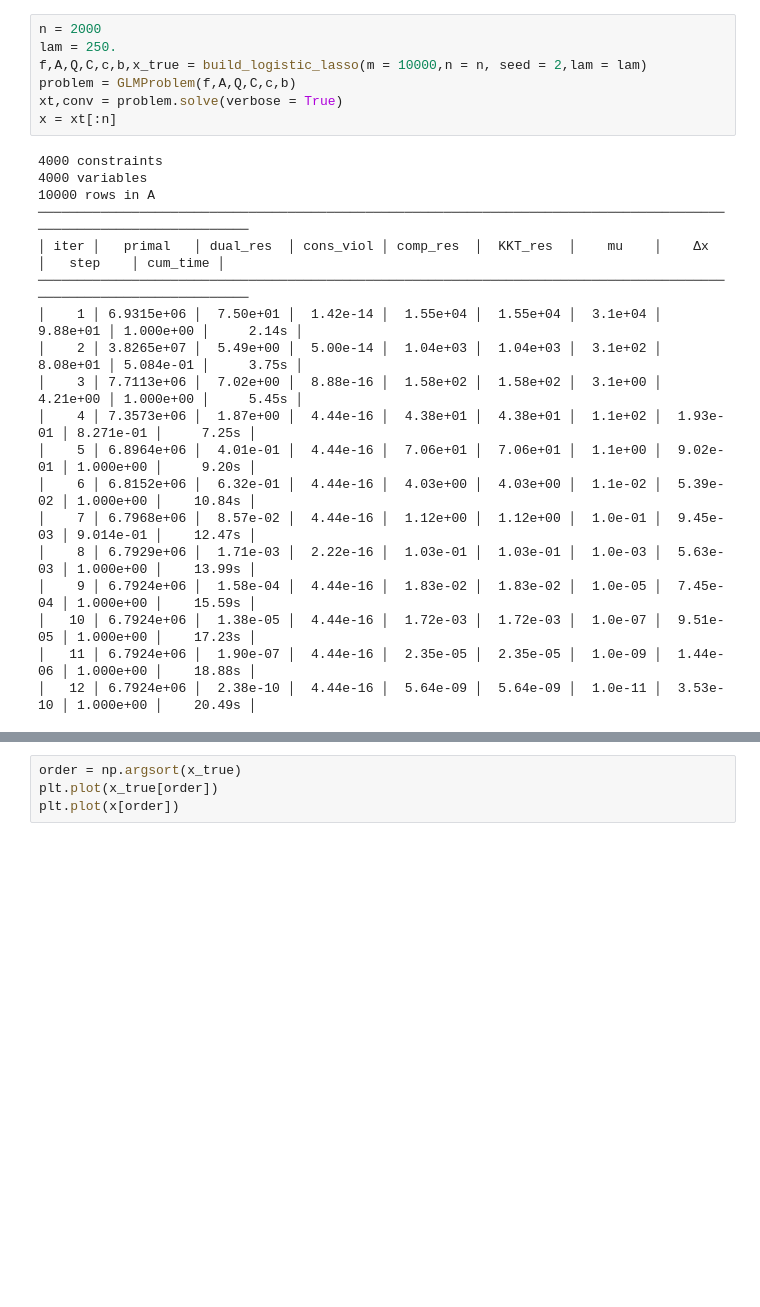
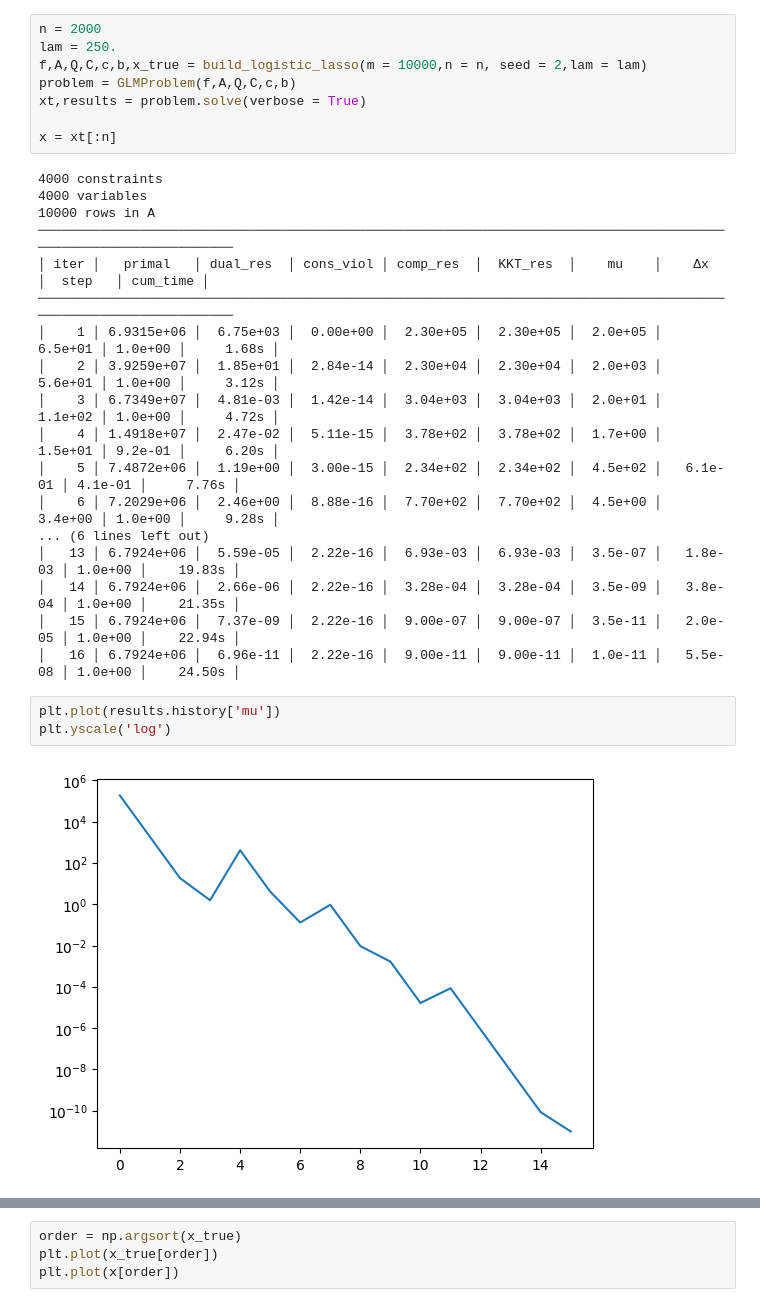
Before and after one commit to AHsu98/glqp, a Jupyter notebook: demo.ipynb, the cells around one changed output, grey strips where cells are left out. Cells and saved outputs as stored; diff of their text form; blank space fills up the shorter version.

```diff
--- a/demo.ipynb
+++ b/demo.ipynb
@@ -32,24 +43,29 @@ n = 2000
 lam = 250.
 f,A,Q,C,c,b,x_true = build_logistic_lasso(m = 10000,n = n, seed = 2,lam = lam)
 problem = GLMProblem(f,A,Q,C,c,b)
-xt,conv = problem.solve(verbose = True)
+xt,results = problem.solve(verbose = True)
+
 x = xt[:n]
 # %% [output]
 4000 constraints
 4000 variables
 10000 rows in A
-───────────────────────────────────────────────────────────────────────────────────────────────────────────────────
-│ iter │   primal   │ dual_res  │ cons_viol │ comp_res  │  KKT_res  │    mu    │    Δx     │   step    │ cum_time │
-───────────────────────────────────────────────────────────────────────────────────────────────────────────────────
-│    1 │ 6.9315e+06 │  7.50e+01 │  1.42e-14 │  1.55e+04 │  1.55e+04 │  3.1e+04 │  9.88e+01 │ 1.000e+00 │     2.14s │
-│    2 │ 3.8265e+07 │  5.49e+00 │  5.00e-14 │  1.04e+03 │  1.04e+03 │  3.1e+02 │  8.08e+01 │ 5.084e-01 │     3.75s │
-│    3 │ 7.7113e+06 │  7.02e+00 │  8.88e-16 │  1.58e+02 │  1.58e+02 │  3.1e+00 │  4.21e+00 │ 1.000e+00 │     5.45s │
-│    4 │ 7.3573e+06 │  1.87e+00 │  4.44e-16 │  4.38e+01 │  4.38e+01 │  1.1e+02 │  1.93e-01 │ 8.271e-01 │     7.25s │
-│    5 │ 6.8964e+06 │  4.01e-01 │  4.44e-16 │  7.06e+01 │  7.06e+01 │  1.1e+00 │  9.02e-01 │ 1.000e+00 │     9.20s │
-│    6 │ 6.8152e+06 │  6.32e-01 │  4.44e-16 │  4.03e+00 │  4.03e+00 │  1.1e-02 │  5.39e-02 │ 1.000e+00 │    10.84s │
-│    7 │ 6.7968e+06 │  8.57e-02 │  4.44e-16 │  1.12e+00 │  1.12e+00 │  1.0e-01 │  9.45e-03 │ 9.014e-01 │    12.47s │
-│    8 │ 6.7929e+06 │  1.71e-03 │  2.22e-16 │  1.03e-01 │  1.03e-01 │  1.0e-03 │  5.63e-03 │ 1.000e+00 │    13.99s │
-│    9 │ 6.7924e+06 │  1.58e-04 │  4.44e-16 │  1.83e-02 │  1.83e-02 │  1.0e-05 │  7.45e-04 │ 1.000e+00 │    15.59s │
-│   10 │ 6.7924e+06 │  1.38e-05 │  4.44e-16 │  1.72e-03 │  1.72e-03 │  1.0e-07 │  9.51e-05 │ 1.000e+00 │    17.23s │
-│   11 │ 6.7924e+06 │  1.90e-07 │  4.44e-16 │  2.35e-05 │  2.35e-05 │  1.0e-09 │  1.44e-06 │ 1.000e+00 │    18.88s │
-│   12 │ 6.7924e+06 │  2.38e-10 │  4.44e-16 │  5.64e-09 │  5.64e-09 │  1.0e-11 │  3.53e-10 │ 1.000e+00 │    20.49s │
+─────────────────────────────────────────────────────────────────────────────────────────────────────────────────
+│ iter │   primal   │ dual_res  │ cons_viol │ comp_res  │  KKT_res  │    mu    │    Δx     │  step   │ cum_time │
+─────────────────────────────────────────────────────────────────────────────────────────────────────────────────
+│    1 │ 6.9315e+06 │  6.75e+03 │  0.00e+00 │  2.30e+05 │  2.30e+05 │  2.0e+05 │   6.5e+01 │ 1.0e+00 │     1.68s │
+│    2 │ 3.9259e+07 │  1.85e+01 │  2.84e-14 │  2.30e+04 │  2.30e+04 │  2.0e+03 │   5.6e+01 │ 1.0e+00 │     3.12s │
+│    3 │ 6.7349e+07 │  4.81e-03 │  1.42e-14 │  3.04e+03 │  3.04e+03 │  2.0e+01 │   1.1e+02 │ 1.0e+00 │     4.72s │
+│    4 │ 1.4918e+07 │  2.47e-02 │  5.11e-15 │  3.78e+02 │  3.78e+02 │  1.7e+00 │   1.5e+01 │ 9.2e-01 │     6.20s │
+│    5 │ 7.4872e+06 │  1.19e+00 │  3.00e-15 │  2.34e+02 │  2.34e+02 │  4.5e+02 │   6.1e-01 │ 4.1e-01 │     7.76s │
+│    6 │ 7.2029e+06 │  2.46e+00 │  8.88e-16 │  7.70e+02 │  7.70e+02 │  4.5e+00 │   3.4e+00 │ 1.0e+00 │     9.28s │
+... (6 lines left out)
+│   13 │ 6.7924e+06 │  5.59e-05 │  2.22e-16 │  6.93e-03 │  6.93e-03 │  3.5e-07 │   1.8e-03 │ 1.0e+00 │    19.83s │
+│   14 │ 6.7924e+06 │  2.66e-06 │  2.22e-16 │  3.28e-04 │  3.28e-04 │  3.5e-09 │   3.8e-04 │ 1.0e+00 │    21.35s │
+│   15 │ 6.7924e+06 │  7.37e-09 │  2.22e-16 │  9.00e-07 │  9.00e-07 │  3.5e-11 │   2.0e-05 │ 1.0e+00 │    22.94s │
+│   16 │ 6.7924e+06 │  6.96e-11 │  2.22e-16 │  9.00e-11 │  9.00e-11 │  1.0e-11 │   5.5e-08 │ 1.0e+00 │    24.50s │
+# %%
+plt.plot(results.history['mu'])
+plt.yscale('log')
+# %% [output]
+[figure, added]
```
Also changed, not shown: parts of 6 cells of this notebook, 2 other files.
